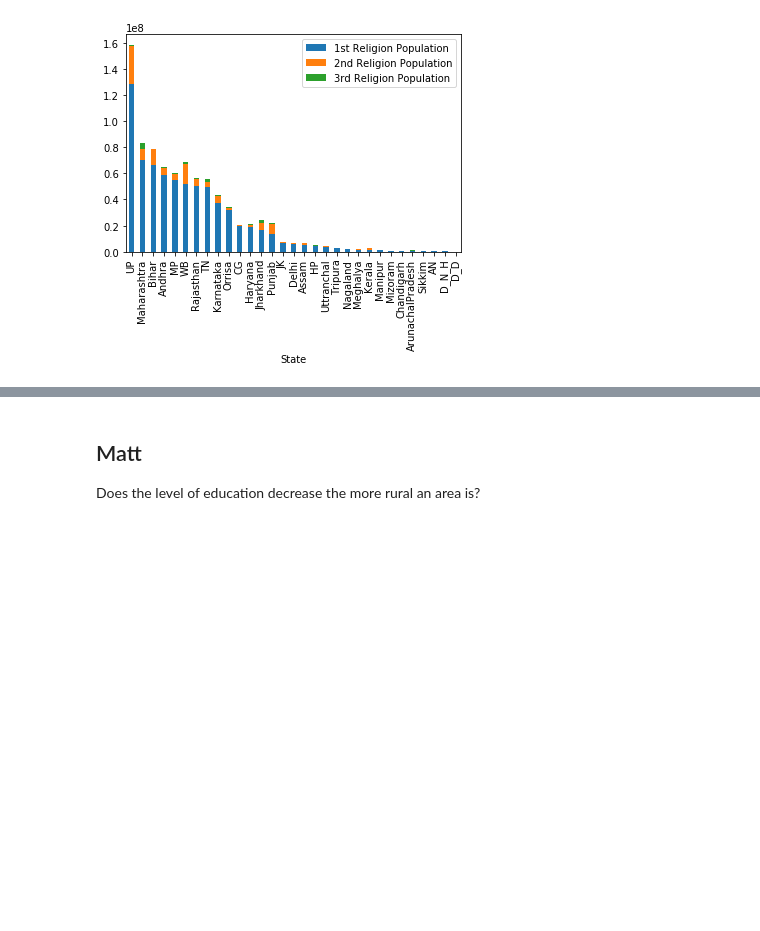
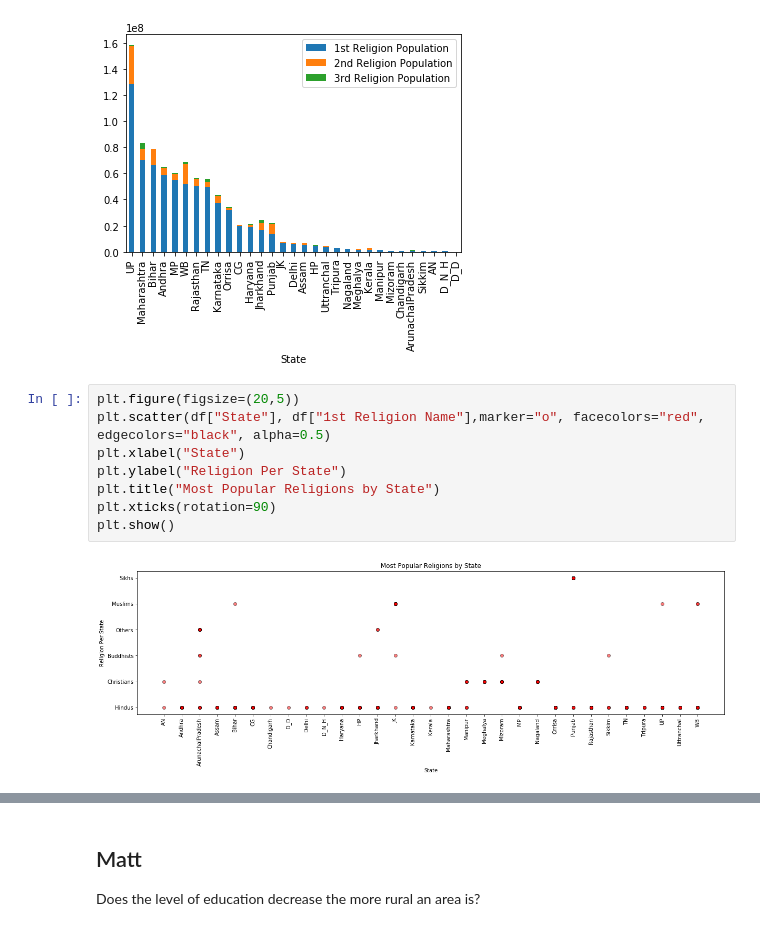
Before and after one commit to bpdamore/ProjectOne, a Jupyter notebook: main_analysis.ipynb, the cells around one changed output, grey strips where cells are left out. Cells and saved outputs as stored; diff of their text form; blank space fills up the shorter version.

```diff
--- a/main_analysis.ipynb
+++ b/main_analysis.ipynb
@@ -172,3 +185,13 @@ religion.plot(kind='bar', stacked= True)
 plt.show()
 # %% [output]
 [figure]
+# %%
+plt.figure(figsize=(20,5))
+plt.scatter(df["State"], df["1st Religion Name"],marker="o", facecolors="red", edgecolors="black", alpha=0.5)
+plt.xlabel("State")
+plt.ylabel("Religion Per State")
+plt.title("Most Popular Religions by State")
+plt.xticks(rotation=90)
+plt.show()
+# %% [output]
+[figure, added]
```
Also changed, not shown: parts of 10 cells of this notebook, 3 other files.
